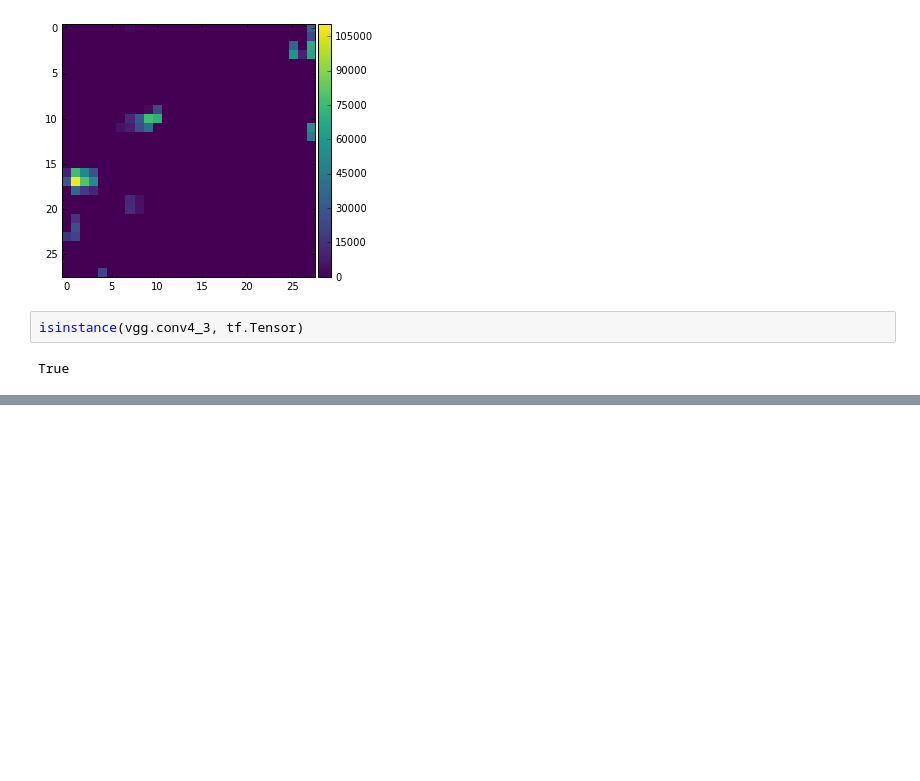
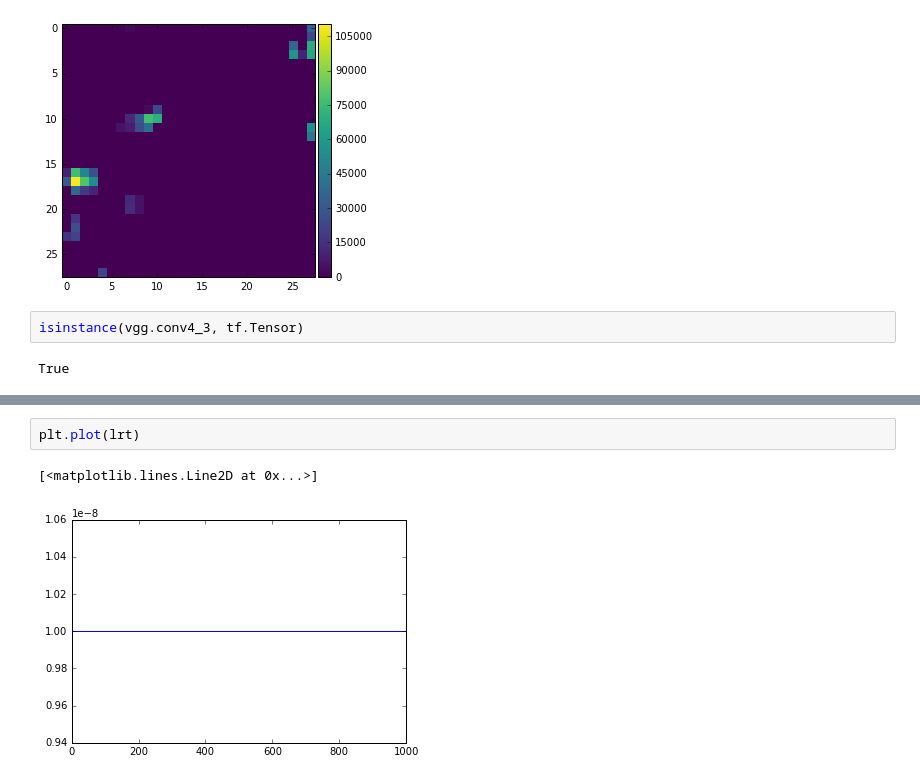
Before and after one commit to luxiaolei/FCNT_TF, a Jupyter notebook: experimental_vgg_part.ipynb, the cells around one changed output, grey strips where cells are left out. Drawn from its saved outputs; the diff is of its cells as text; blank space fills up the shorter version.

```diff
--- a/experimental_vgg_part.ipynb
+++ b/experimental_vgg_part.ipynb
@@ -264,3 +247,8 @@ plt.plot(loss)
+# %%
+plt.plot(lrt)
+# %% [output]
+[<matplotlib.lines.Line2D at 0x...>]
+[figure, added]
 # %%
 for img in imgs:
     plt.figure()
```
Also changed, not shown: parts of 21 cells of this notebook, 3 other files.
